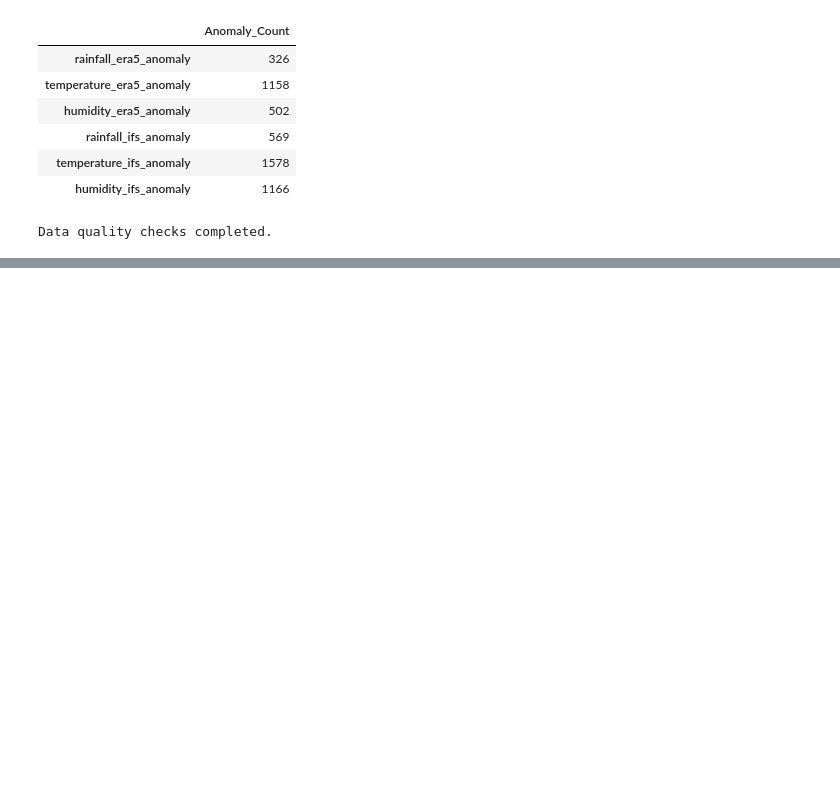
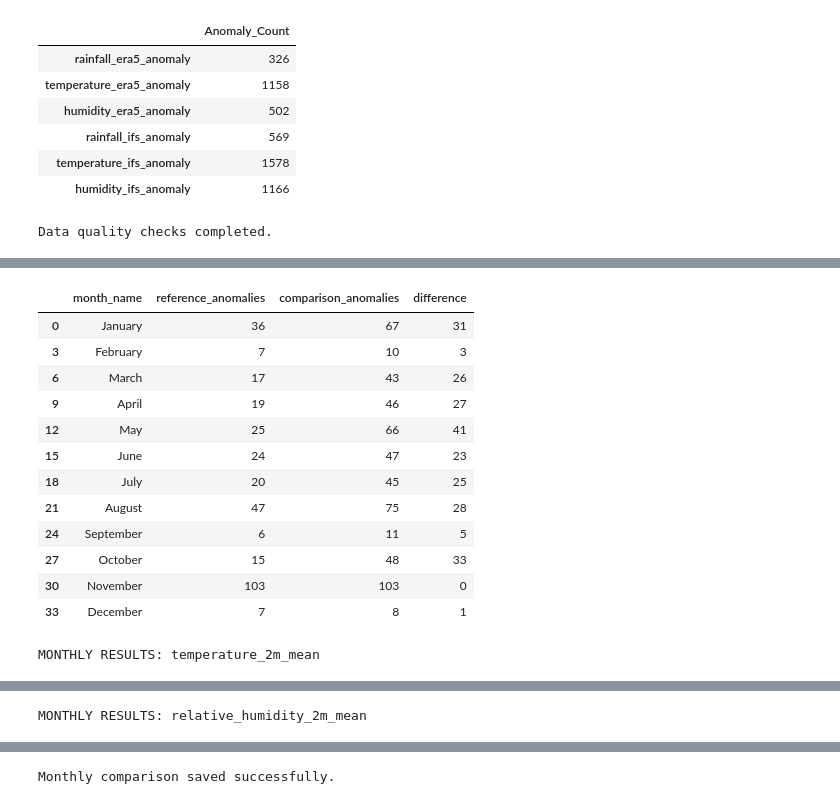
Before and after one commit to PHGNKavindya/RiskWeave, a Jupyter notebook: notebooks/18_ifs_anomaly_evaluation_analysis.ipynb, the cells around one changed output, grey strips where cells are left out. Saved outputs shown, nothing was run; the diff lists cells and outputs as text; code cells hidden in the pictures; blank space fills up the shorter version.

```diff
--- a/notebooks/18_ifs_anomaly_evaluation_analysis.ipynb
+++ b/notebooks/18_ifs_anomaly_evaluation_analysis.ipynb
@@ -280,0 +522,63 @@ Data quality checks completed.
+# %%
+# ==================================================
+# CELL 7: MONTHLY ANOMALY COUNT COMPARISON
+# ==================================================
+
+print("=" * 65)
+print("MONTHLY ERA5 VS IFS ANOMALY COMPARISON")
+print("=" * 65)
+
+monthly_comparison = monthly_metrics_df[
+    [
+        "month",
+        "variable",
+        "reference_anomalies",
+        "comparison_anomalies"
+    ]
+].copy()
+
+# Calculate differences
+monthly_comparison["difference"] = (
+    monthly_comparison["comparison_anomalies"]
+    - monthly_comparison["reference_anomalies"]
+)
+
+# Month names
+monthly_comparison["month_name"] = (
+    pd.to_datetime(
+        monthly_comparison["month"],
+        format="%m"
+    ).dt.strftime("%B")
+)
+
+# Display monthly results by variable
+for variable in monthly_comparison["variable"].unique():
+
+    print(f"\nMONTHLY RESULTS: {variable}")
+
+    result = monthly_comparison[
+        monthly_comparison["variable"] == variable
+    ].sort_values("month")
+
+    display(
+        result[
+            [
+                "month_name",
+                "reference_anomalies",
+                "comparison_anomalies",
+                "difference"
+            ]
+        ]
+    )
+
+# --------------------------------------------------
+# Save monthly comparison
+# --------------------------------------------------
+
+monthly_comparison.to_csv(
+    REPORT_DIR / "monthly_anomaly_count_comparison.csv",
+    index=False
+)
+
+print("\nMonthly comparison saved successfully.")
+# %% [output]
@@ -280,0 +590,14 @@ Data quality checks completed.
+|  | month_name | reference_anomalies | comparison_anomalies | difference |
+| 0 | January | 36 | 67 | 31 |
+| 3 | February | 7 | 10 | 3 |
+| 6 | March | 17 | 43 | 26 |
+| 9 | April | 19 | 46 | 27 |
+| 12 | May | 25 | 66 | 41 |
+| 15 | June | 24 | 47 | 23 |
+| 18 | July | 20 | 45 | 25 |
+| 21 | August | 47 | 75 | 28 |
+| 24 | September | 6 | 11 | 5 |
+| 27 | October | 15 | 48 | 33 |
+| 30 | November | 103 | 103 | 0 |
+| 33 | December | 7 | 8 | 1 |
+MONTHLY RESULTS: temperature_2m_mean
@@ -280,0 +617 @@ Data quality checks completed.
+MONTHLY RESULTS: relative_humidity_2m_mean
@@ -280,0 +631 @@ Data quality checks completed.
+Monthly comparison saved successfully.
```
Also changed, not shown: parts of 4 cells of this notebook, 5 other files.
